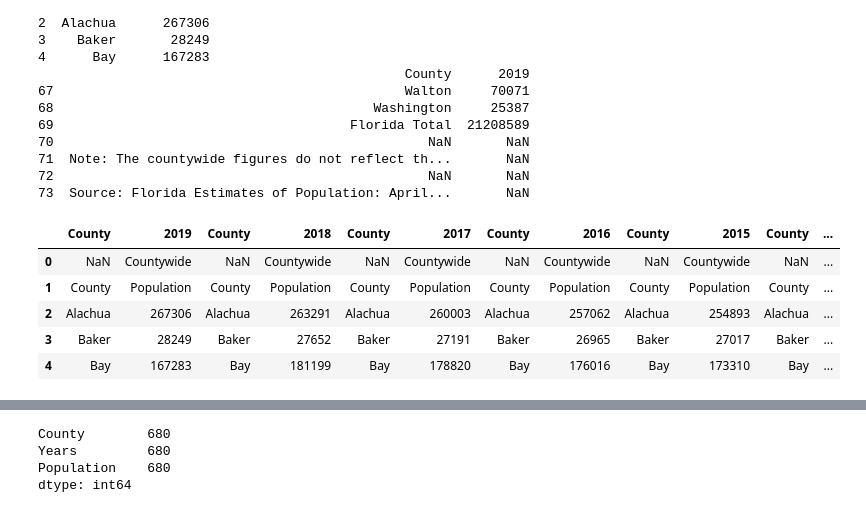
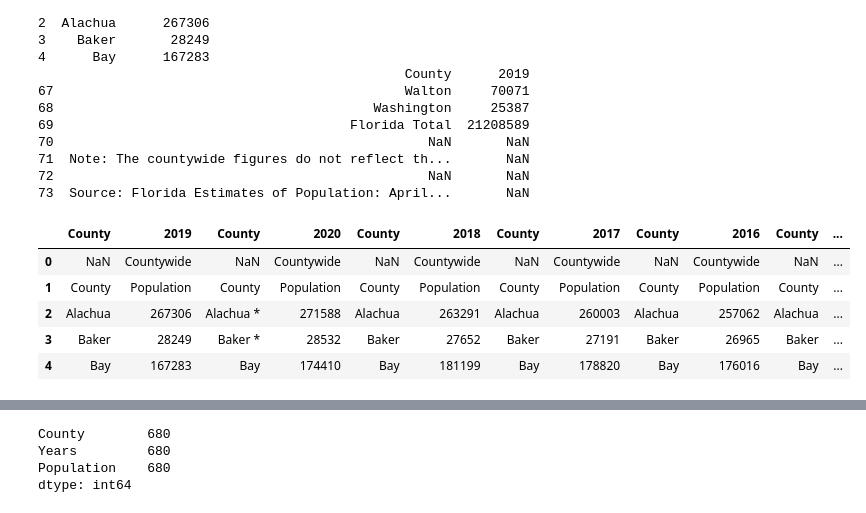
Before and after one commit to j89livingston/FSPC_Dashboard, a Jupyter notebook: Resources/Florida Census/Popcleanup.ipynb, the cells around one changed output, grey strips where cells are left out. Saved outputs shown, nothing was run; the diff lists cells and outputs as text; code cells hidden in the pictures.

```diff
--- a/Resources/Florida Census/Popcleanup.ipynb
+++ b/Resources/Florida Census/Popcleanup.ipynb
@@ -16,6 +16,7 @@ data.keys()
 dict_keys(['2020 Revised', '2019', '2018', '2017', '2016', '2015', '2014', '2013', '2012', '2011', '2010 Census', '2009', '2008', '2007', '2006', '2005', '2004', '2003', '2002', '2001', '2000 Census', ...
 # %%
 # select sheets for data merge
+c20 = data['2020 Revised']
 c19 = data['2019']
 c18 = data['2018']
 c17 = data['2017']
@@ -25,9 +26,9 @@ c14 = data['2014']
 c13 = data['2013']
 c12 = data['2012']
 c11 = data['2011']
-c10 = data['2010 Census']
 # %%
 # Rename Column names, the lazy way
+c20.columns = ['County', '2020']
 c19.columns = ['County', '2019']
 c18.columns = ['County', '2018']
 c17.columns = ['County', '2017']
@@ -37,7 +38,6 @@ c14.columns = ['County', '2014']
 c13.columns = ['County', '2013']
 c12.columns = ['County', '2012']
 c11.columns = ['County', '2011']
-c10.columns = ['County', '2010']
 # %%
 #Check it
 print(c19.head())
@@ -59,15 +59,15 @@ print(c19.tail(7))
 73  Source: Florida Estimates of Population: April...       NaN
 # %%
 # merge dataframes
-df = pd.concat([c19,c18,c17,c16,c15,c14,c13,c12,c11,c10], True)
+df = pd.concat([c19,c20,c18,c17,c16,c15,c14,c13,c12,c11], True)
 df.head()
 # %% [output]
-|  | County | 2019 | County | 2018 | County | 2017 | County | 2016 | County | 2015 | County | ... |
+|  | County | 2019 | County | 2020 | County | 2018 | County | 2017 | County | 2016 | County | ... |
 | 0 | NaN | Countywide | NaN | Countywide | NaN | Countywide | NaN | Countywide | NaN | Countywide | NaN | ... |
 | 1 | County | Population | County | Population | County | Population | County | Population | County | Population | County | ... |
-| 2 | Alachua | 267306 | Alachua | 263291 | Alachua | 260003 | Alachua | 257062 | Alachua | 254893 | Alachua | ... |
-| 3 | Baker | 28249 | Baker | 27652 | Baker | 27191 | Baker | 26965 | Baker | 27017 | Baker | ... |
-| 4 | Bay | 167283 | Bay | 181199 | Bay | 178820 | Bay | 176016 | Bay | 173310 | Bay | ... |
+| 2 | Alachua | 267306 | Alachua * | 271588 | Alachua | 263291 | Alachua | 260003 | Alachua | 257062 | Alachua | ... |
+| 3 | Baker | 28249 | Baker * | 28532 | Baker | 27652 | Baker | 27191 | Baker | 26965 | Baker | ... |
+| 4 | Bay | 167283 | Bay | 174410 | Bay | 181199 | Bay | 178820 | Bay | 176016 | Bay | ... |
 # %%
 #Remove duplicated columns
 df = df.loc[:,~df.columns.duplicated()]
```
Also changed, not shown: parts of 7 cells of this notebook, 1 other file.
